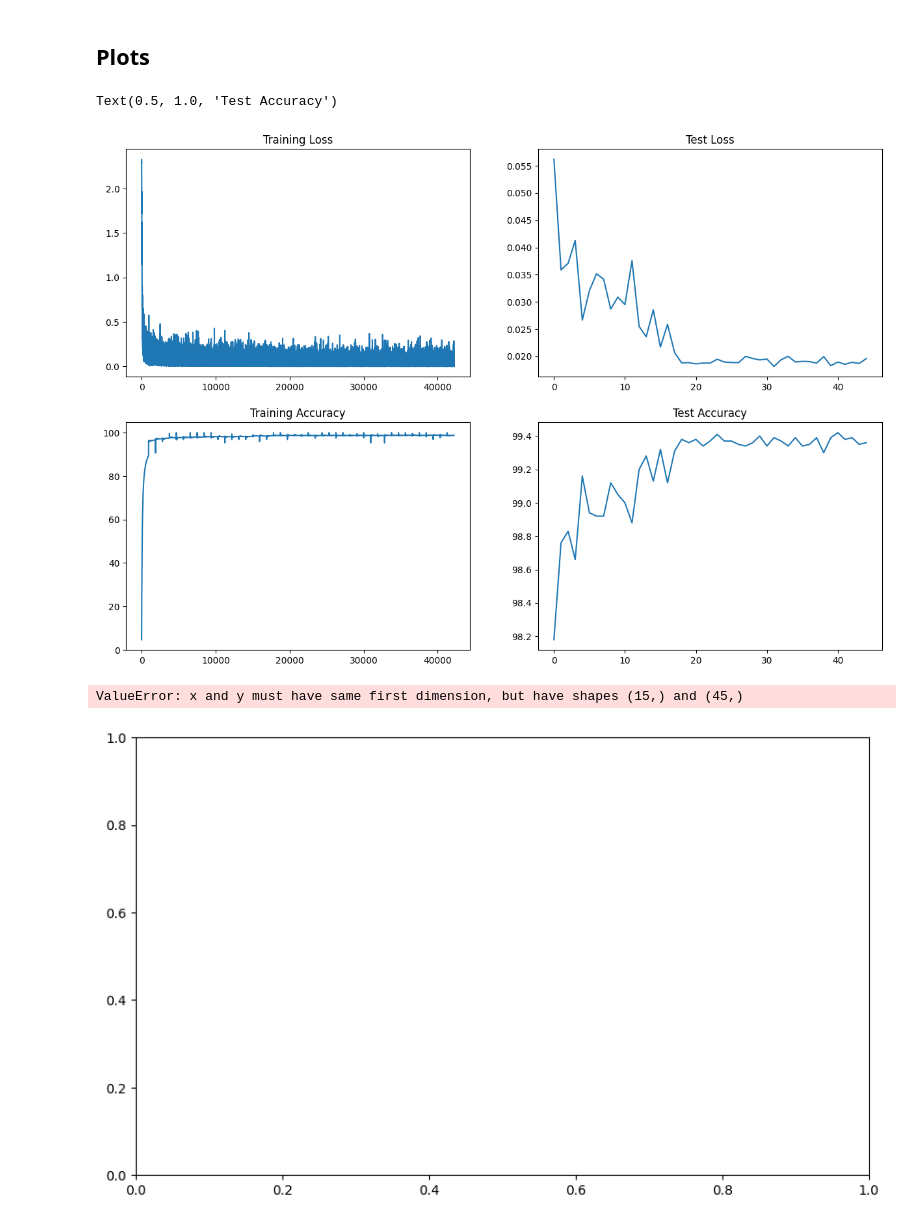
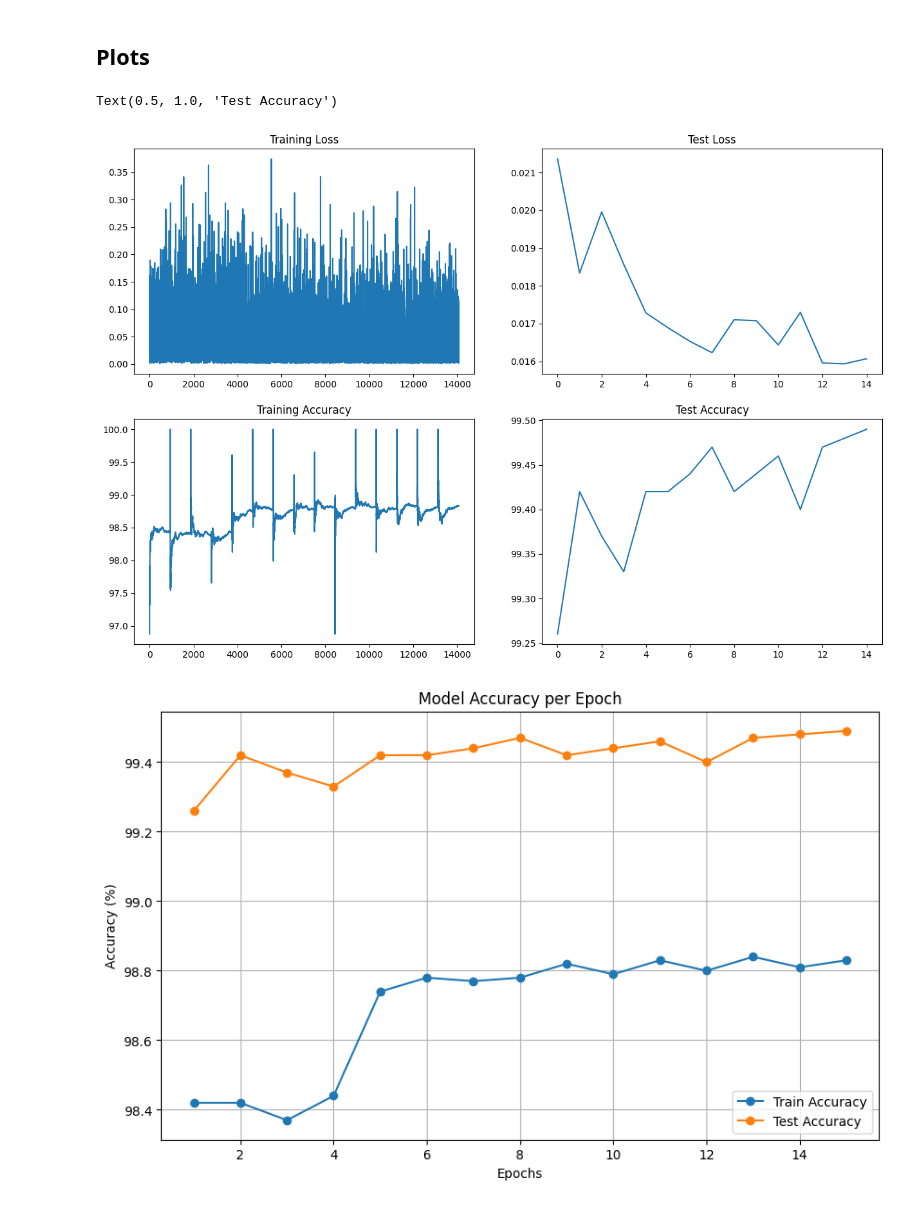
Before and after one commit to rshekhar93/ERA_Assignments, a Jupyter notebook: 7th_Session_In_depth_Coding_Practice_CNNs/notebooks/MNIST_CNN_Fine_Tunning_Model_3.ipynb, the cells around one changed output. Saved outputs shown, nothing was run; the diff lists cells and outputs as text; code cells hidden in the pictures.

Commit message:
updated model architecture and learning rate

```diff
--- a/7th_Session_In_depth_Coding_Practice_CNNs/notebooks/MNIST_CNN_Fine_Tunning_Model_3.ipynb
+++ b/7th_Session_In_depth_Coding_Practice_CNNs/notebooks/MNIST_CNN_Fine_Tunning_Model_3.ipynb
@@ -50,7 +49,7 @@ class HyperParameters:
     def __init__(self):
         self.num_epochs = 15
         self.batch_size = 64
-        self.learning_rate = 0.001
+        self.learning_rate = 0.03
         self.dropout_rate = 0.1
         self.num_classes = 10
         self.momentum = 0.95
@@ -321,2 +319,7 @@ Test set: Average loss: 0.0295, Accuracy: 9900/10000 (99.00%)
 EPOCH: 11
 ... (4 outputs left out)
+# %%
+train_losses = []
+test_losses = []
+train_acc = []
+test_acc = []
@@ -425,9 +403,10 @@ EPOCH: 11
 import plotly.graph_objects as go
 from plotly.subplots import make_subplots
 # Calculate epoch-level training accuracy
-train_acc_epoch = []
-for i in range(0, len(train_acc), len(train_loader)):
-   train_acc_epoch.append(train_acc[i])
+train_acc_epoch = [98.42,	98.42,	98.37,	98.44,	98.74,	98.78,	98.77,	98.78,	98.82,
+                   98.79,	98.83,	98.80,	98.84,	98.81,	98.83]
+# for i in range(0, len(train_acc), len(train_loader)):
+#    train_acc_epoch.append(train_acc[i])
 # Create figure
 fig = go.Figure()
 # Add traces for training and test accuracy
@@ -478,21 +457,20 @@ axs[1, 1].plot(test_acc)
 axs[1, 1].set_title("Test Accuracy")
 # %% [output]
 Text(0.5, 1.0, 'Test Accuracy')
-[figure, old version]
+[figure, new version]
 # %%
 # Calculate epoch-level training accuracy
-train_acc_epoch = []
-for i in range(0, len(train_acc), len(train_loader)):  # len(train_loader) = 938
-   train_acc_epoch.append(train_acc[i])
+# train_acc_epoch = []
+# for i in range(0, len(train_acc), len(train_loader)):  # len(train_loader) = 938
+#    train_acc_epoch.append(train_acc[i])
 plt.figure(figsize=(10,6))
 plt.plot(range(1, params.num_epochs + 1), train_acc_epoch, label='Train Accuracy', marker='o')
 plt.plot(range(1, params.num_epochs + 1), test_acc, label='Test Accuracy', marker='o')
 plt.title('Model Accuracy per Epoch')
 plt.xlabel('Epochs')
 plt.ylabel('Accuracy (%)')
 plt.legend()
 plt.grid(True)
 plt.show()
 # %% [output]
-ValueError: x and y must have same first dimension, but have shapes (15,) and (45,)
-[figure, old version]
+[figure, new version]
```
Also changed, not shown: parts of 13 cells of this notebook, 1 other file.
